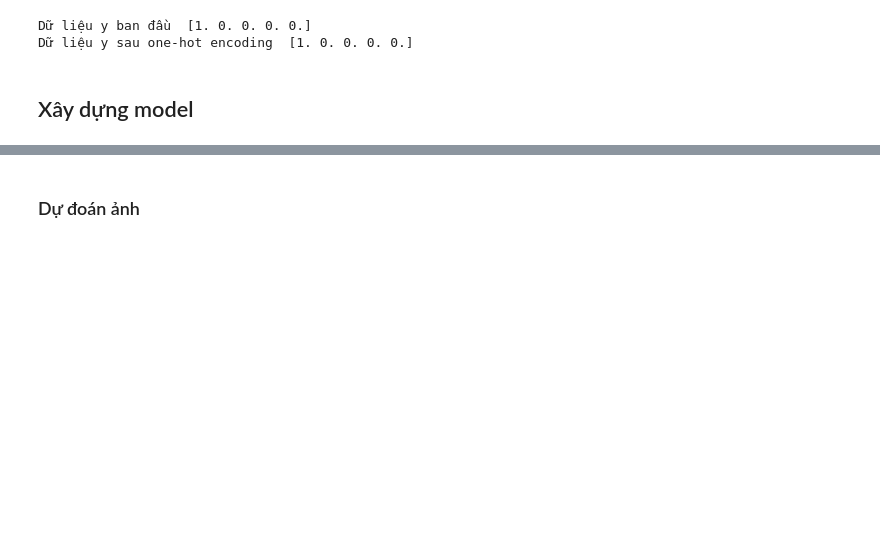
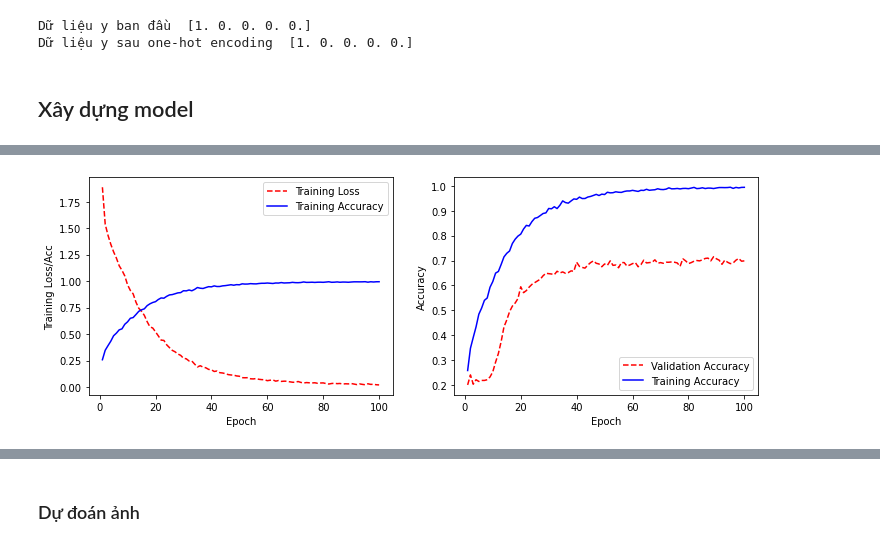
Before and after one commit to kangdoung/CS114.K21, a Jupyter notebook: Do_an_cuoi_ky/Classify_face_celeb_svc_and_cnn.ipynb, the cells around one changed output, grey strips where cells are left out. Cells and saved outputs as stored; diff of their text form; code cells hidden in the pictures; blank space fills up the shorter version.

```diff
--- a/Do_an_cuoi_ky/Classify_face_celeb_svc_and_cnn.ipynb
+++ b/Do_an_cuoi_ky/Classify_face_celeb_svc_and_cnn.ipynb
@@ -56,7 +56,7 @@ for imgfolder in os.listdir('drive/My Drive/Data_No_Aug/ML/Test/'):
         filename = 'drive/My Drive/Data_No_Aug/ML/Test/' + imgfolder + '/' + filename
         #print(filename)
         img = cv2.imread(filename,0)
-        img = cv2.resize(img, (50,50), interpolation = cv2.INTER_AREA)
+        img = cv2.resize(img, (32,32), interpolation = cv2.INTER_AREA)
         Images_test.append(img)
 Images_test = np.asarray(Images_test)
 Images_test.shape
@@ -263,25 +282,25 @@ num_classes = 5
 # %%
 model = Sequential()
 
-model.add(Conv2D(32, (3, 3), padding='same', input_shape = (50,50,1), activation = 'relu'))
-model.add(BatchNormalization(axis=-1))
+model.add(Conv2D(32, (3, 3), padding='valid', input_shape = (50,50,1), activation = 'relu'))
+model.add(BatchNormalization())
 model.add(MaxPooling2D(pool_size = (2, 2)))
 model.add(Dropout(0.25))
 
-model.add(Conv2D(64, (3, 3), padding='same', activation = 'relu'))
-model.add(BatchNormalization(axis=-1))
+model.add(Conv2D(64, (3, 3), padding='valid', activation = 'relu'))
+model.add(BatchNormalization())
 model.add(MaxPooling2D(pool_size = (2, 2)))
 model.add(Dropout(0.25))
 
-model.add(Conv2D(128, (3, 3), padding='same', activation='relu'))
+model.add(Conv2D(64, (3, 3), padding='valid', activation='relu'))
 model.add(BatchNormalization())
 model.add(MaxPooling2D(pool_size=(2, 2)))
 model.add(Dropout(0.25))
 
 model.add(Flatten())
-model.add(Dense(units = 512, activation = 'relu'))
-model.add(BatchNormalization())
-model.add(Dropout(0.5))
+model.add(Dense(units = 120, activation = 'relu'))
+#model.add(Dropout(0.5))
+model.add(Dense(84, activation='relu'))
 model.add(Dense(units = num_classes, activation = 'softmax'))
 # %%
 opt = keras.optimizers.Adam(learning_rate=0.0005)
@@ -292,5 +331,5 @@ model.compile(loss='categorical_crossentropy',
 # %%
 H = model.fit(x_train, y_train, validation_data=(x_val, y_val),
-          batch_size=328, epochs=90, verbose=1)
+          batch_size=328, epochs=100, verbose=1)
 # %% [output]
 Train on 3280 samples, validate on 720 samples
@@ -313,3 +354,38 @@ Epoch 90/90
+# %%
+# Get training and test loss histories
+training_loss = H.history['loss']
+training_acc = H.history['accuracy']
+
+# Create count of the number of epochs
+epoch_count = range(1, len(training_loss) + 1)
+
+fig=plt.figure(figsize=(12, 4))
+# Visualize loss history
+fig.add_subplot(121)
+plt.plot(epoch_count, training_loss, 'r--')
+plt.plot(epoch_count, training_acc, 'b-')
+plt.legend(['Training Loss', 'Training Accuracy'])
+plt.xlabel('Epoch')
+plt.ylabel('Training Loss/Acc')
+
+# Get training and test loss histories
+val_acc = H.history['val_accuracy']
+training_acc = H.history['accuracy']
+
+# Create count of the number of epochs
+epoch_count = range(1, len(val_acc) + 1)
+
+# Visualize loss history
+fig.add_subplot(122)
+plt.plot(epoch_count, val_acc, 'r--')
+plt.plot(epoch_count, training_acc, 'b-')
+plt.legend(['Validation Accuracy', 'Training Accuracy'])
+plt.xlabel('Epoch')
+plt.ylabel('Accuracy')
+
+plt.show();
+# %% [output]
+[figure, added]
 # %%
 # 9. Đánh giá model với dữ liệu test set
 score = model.evaluate(x_test, y_test)
```
Also changed, not shown: parts of 16 cells of this notebook.
